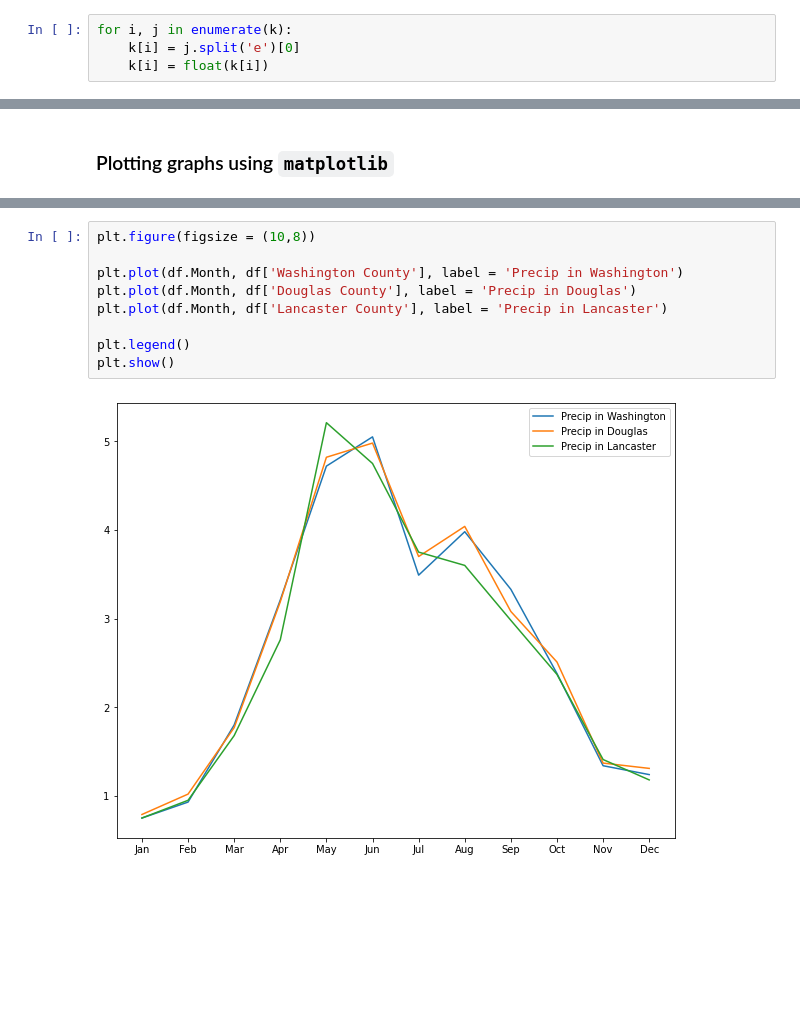
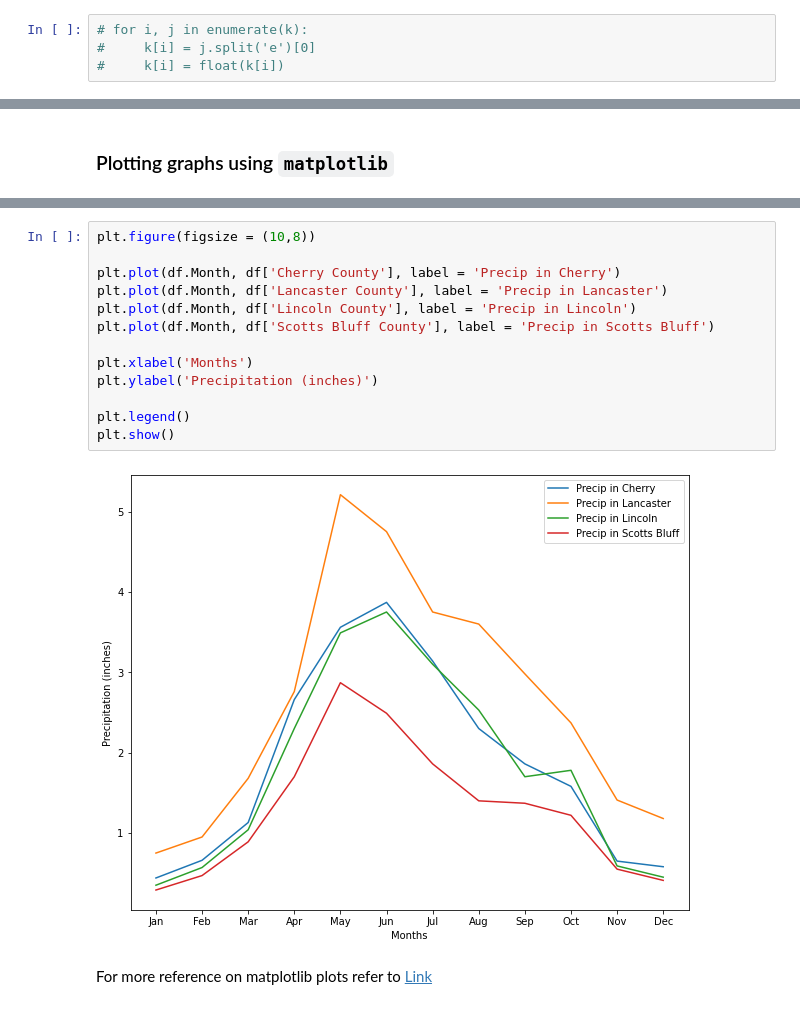
Before and after one commit to Puranjit/DataScience, a Jupyter notebook: Tutorial - Project1.ipynb, the cells around one changed output, grey strips where cells are left out. Saved outputs shown, nothing was run; the diff lists cells and outputs as text; blank space fills up the shorter version.

```diff
--- a/Tutorial - Project1.ipynb
+++ b/Tutorial - Project1.ipynb
@@ -304,6 +350,6 @@ for i in k:
 1.24e
 0.86e
 # %%
-for i, j in enumerate(k):
-    k[i] = j.split('e')[0]
-    k[i] = float(k[i])
+# for i, j in enumerate(k):
+#     k[i] = j.split('e')[0]
+#     k[i] = float(k[i])
@@ -495,11 +565,17 @@ df.head()
 # %%
 plt.figure(figsize = (10,8))
 
-plt.plot(df.Month, df['Washington County'], label = 'Precip in Washington')
-plt.plot(df.Month, df['Douglas County'], label = 'Precip in Douglas')
+plt.plot(df.Month, df['Cherry County'], label = 'Precip in Cherry')
 plt.plot(df.Month, df['Lancaster County'], label = 'Precip in Lancaster')
+plt.plot(df.Month, df['Lincoln County'], label = 'Precip in Lincoln')
+plt.plot(df.Month, df['Scotts Bluff County'], label = 'Precip in Scotts Bluff')
+
+plt.xlabel('Months')
+plt.ylabel('Precipitation (inches)')
 
 plt.legend()
 plt.show()
 # %% [output]
-[figure, old version]
+[figure, new version]
+# %% [markdown]
+For more reference on matplotlib plots refer to [Link](https://matplotlib.org/stable/gallery/index.html)
```
Also changed, not shown: parts of 17 cells of this notebook.
